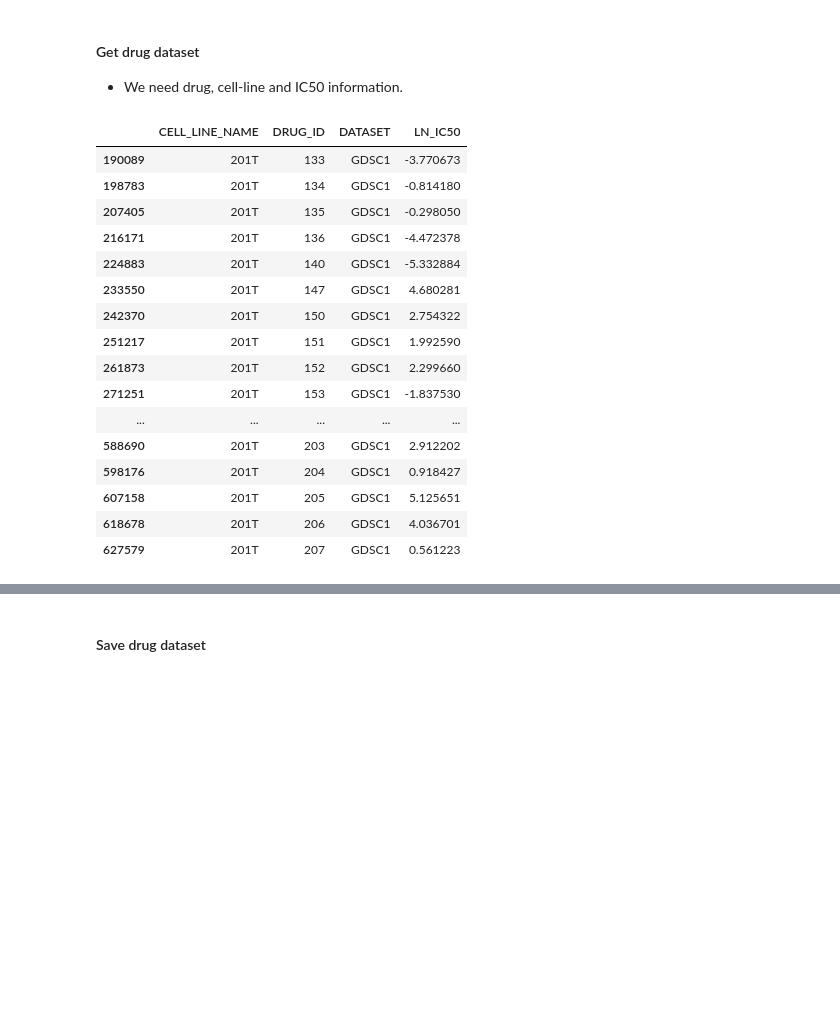
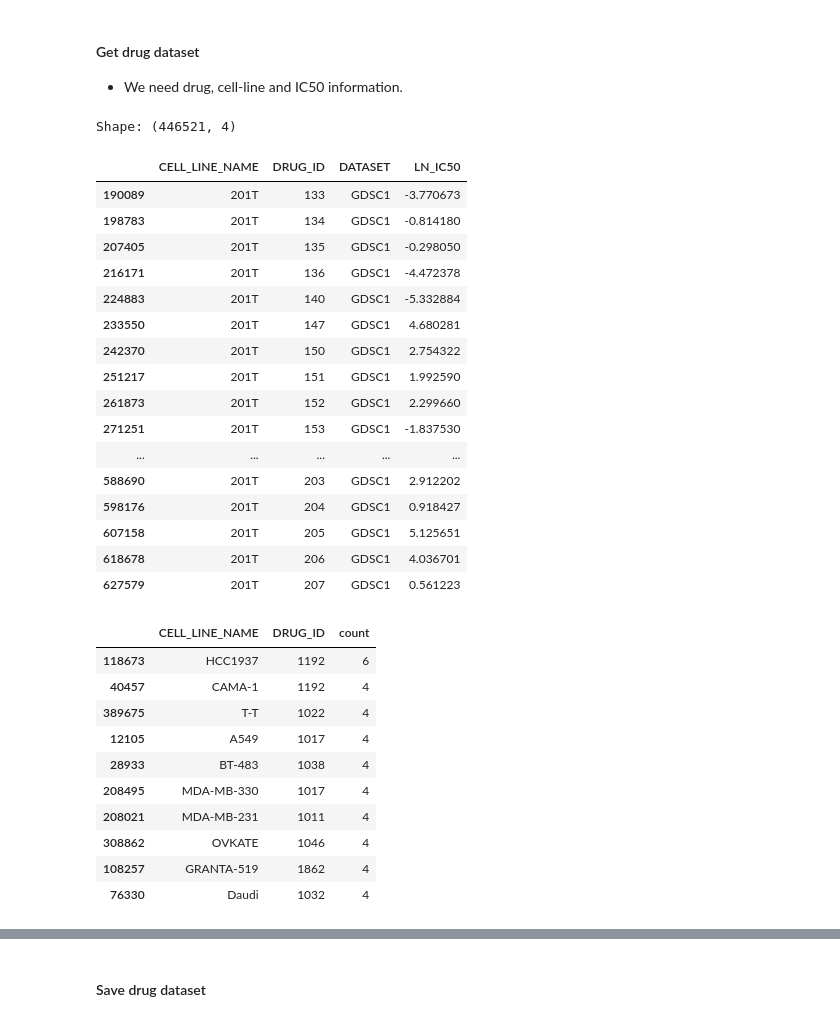
Before and after one commit to PeeteKeesel/gnn-for-drug-response-prediction, a Jupyter notebook: 04_v2_mutations.ipynb, the cells around one changed output, grey strips where cells are left out. Drawn from its saved outputs; the diff is of its cells as text; code cells hidden in the pictures; blank space fills up the shorter version.

Commit message:
added sparse drug dataset

```diff
--- a/04_v2_mutations.ipynb
+++ b/04_v2_mutations.ipynb
@@ -580,8 +580,11 @@ if READ:
 
 - We need drug, cell-line and IC50 information.
 # %%
-gene_expr[['CELL_LINE_NAME', 'DRUG_ID', 'DATASET', 'LN_IC50']].sort_values(['CELL_LINE_NAME', 'DRUG_ID']).head(50)
+drug_cl_v1 = gene_expr[['CELL_LINE_NAME', 'DRUG_ID', 'DATASET', 'LN_IC50']].sort_values(['CELL_LINE_NAME', 'DRUG_ID'])
+print(f"Shape: {drug_cl_v1.shape}")
+drug_cl_v1.head(50)
 # %% [output]
+Shape: (446521, 4)
 |  | CELL_LINE_NAME | DRUG_ID | DATASET | LN_IC50 |
 | 190089 | 201T | 133 | GDSC1 | -3.770673 |
 | 198783 | 201T | 134 | GDSC1 | -0.814180 |
@@ -599,3 +602,18 @@ gene_expr[['CELL_LINE_NAME', 'DRUG_ID', 'DATASET', 'LN_IC50']].sort_values(['CEL
 | 607158 | 201T | 205 | GDSC1 | 5.125651 |
 | 618678 | 201T | 206 | GDSC1 | 4.036701 |
 | 627579 | 201T | 207 | GDSC1 | 0.561223 |
+# %%
+drug_cl_v1.groupby(['CELL_LINE_NAME', 'DRUG_ID']).size().reset_index()\
+    .rename(columns={0: 'count'}).sort_values(['count'], ascending=False).head(10)
+# %% [output]
+|  | CELL_LINE_NAME | DRUG_ID | count |
+| 118673 | HCC1937 | 1192 | 6 |
+| 40457 | CAMA-1 | 1192 | 4 |
+| 389675 | T-T | 1022 | 4 |
+| 12105 | A549 | 1017 | 4 |
+| 28933 | BT-483 | 1038 | 4 |
+| 208495 | MDA-MB-330 | 1017 | 4 |
+| 208021 | MDA-MB-231 | 1011 | 4 |
+| 308862 | OVKATE | 1046 | 4 |
+| 108257 | GRANTA-519 | 1862 | 4 |
+| 76330 | Daudi | 1032 | 4 |
```
Also changed, not shown: parts of 8 cells of this notebook.
